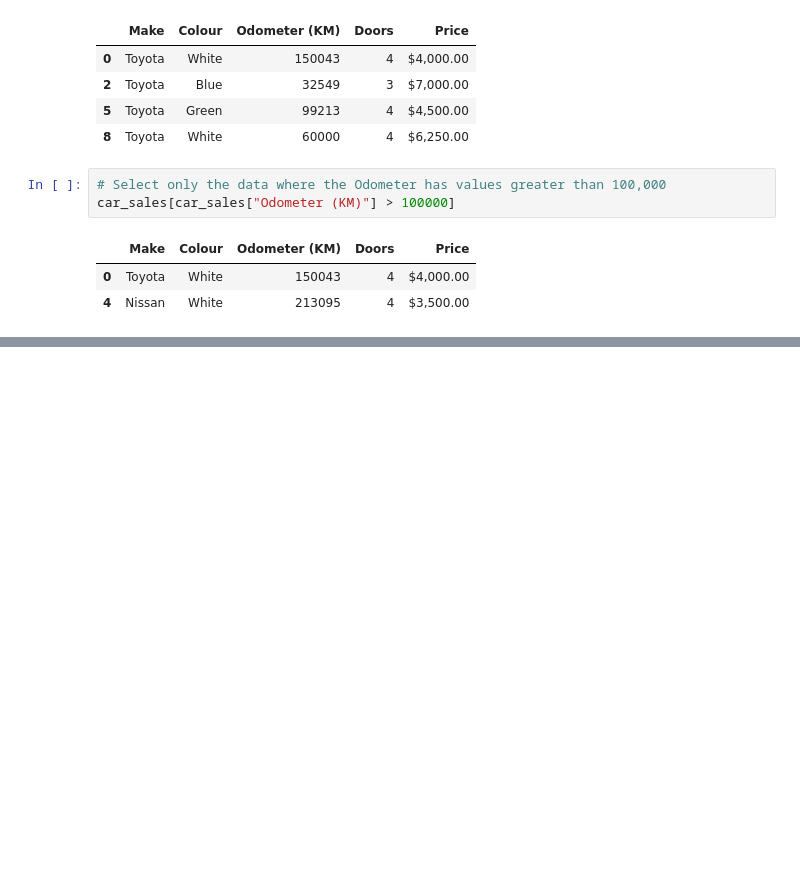
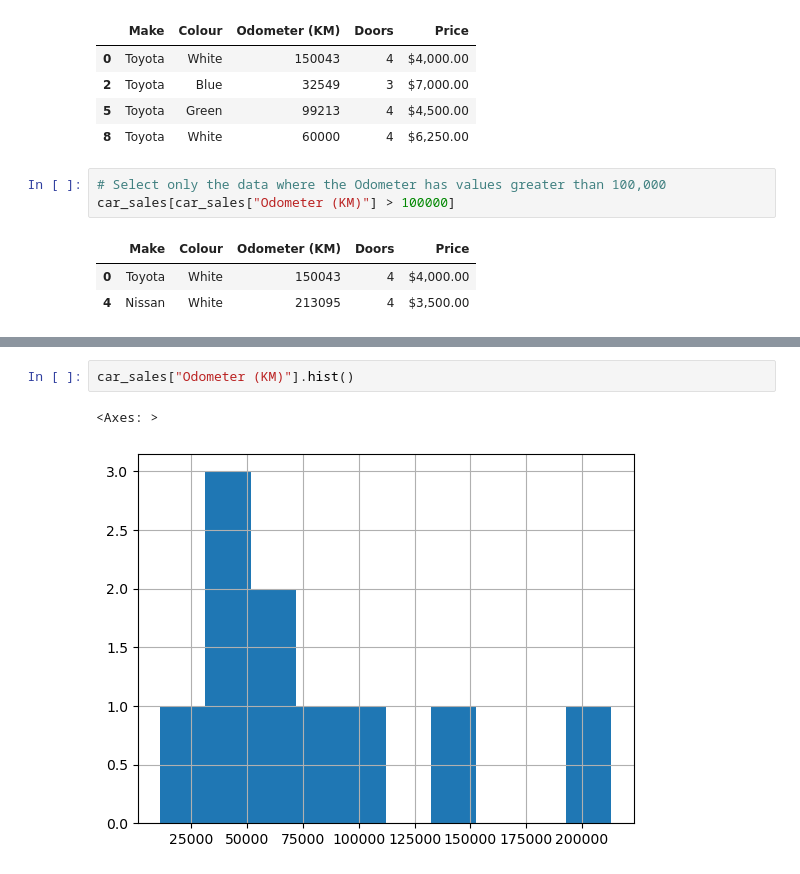
Before and after one commit to designcodemastery/ztm-ai-ml-data-science-bootcamp, a Jupyter notebook: Section 6-Pandas Data Analysis/introduction-to-pandas.ipynb, the cells around one changed output, grey strips where cells are left out. Cells and saved outputs as stored; diff of their text form; blank space fills up the shorter version.

```diff
--- a/Section 6-Pandas Data Analysis/introduction-to-pandas.ipynb
+++ b/Section 6-Pandas Data Analysis/introduction-to-pandas.ipynb
@@ -391,0 +416,5 @@ car_sales[car_sales["Odometer (KM)"] > 100000]
+# %%
+car_sales["Odometer (KM)"].hist()
+# %% [output]
+<Axes: >
+[figure, added]
```
Also changed, not shown: parts of 29 cells of this notebook, 8 other files.
